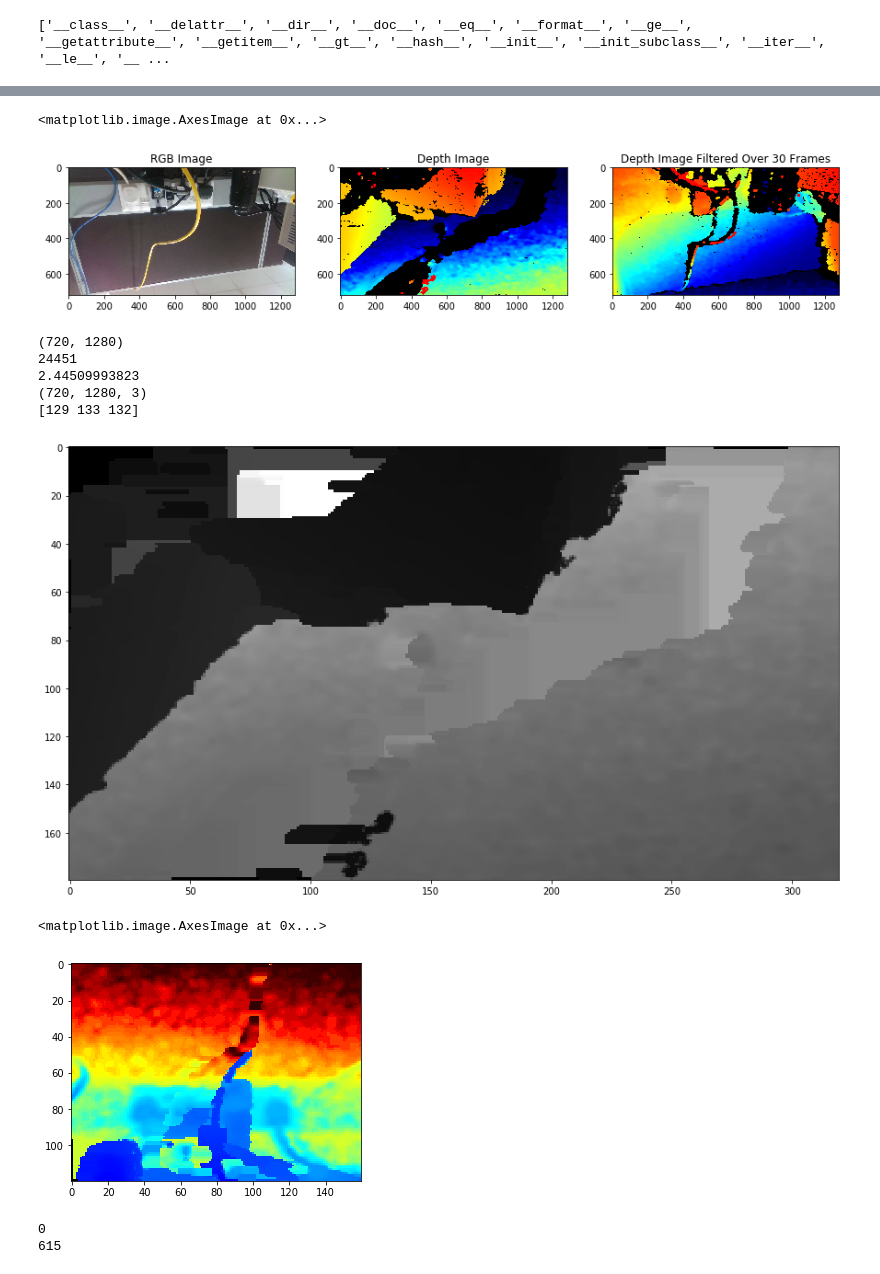
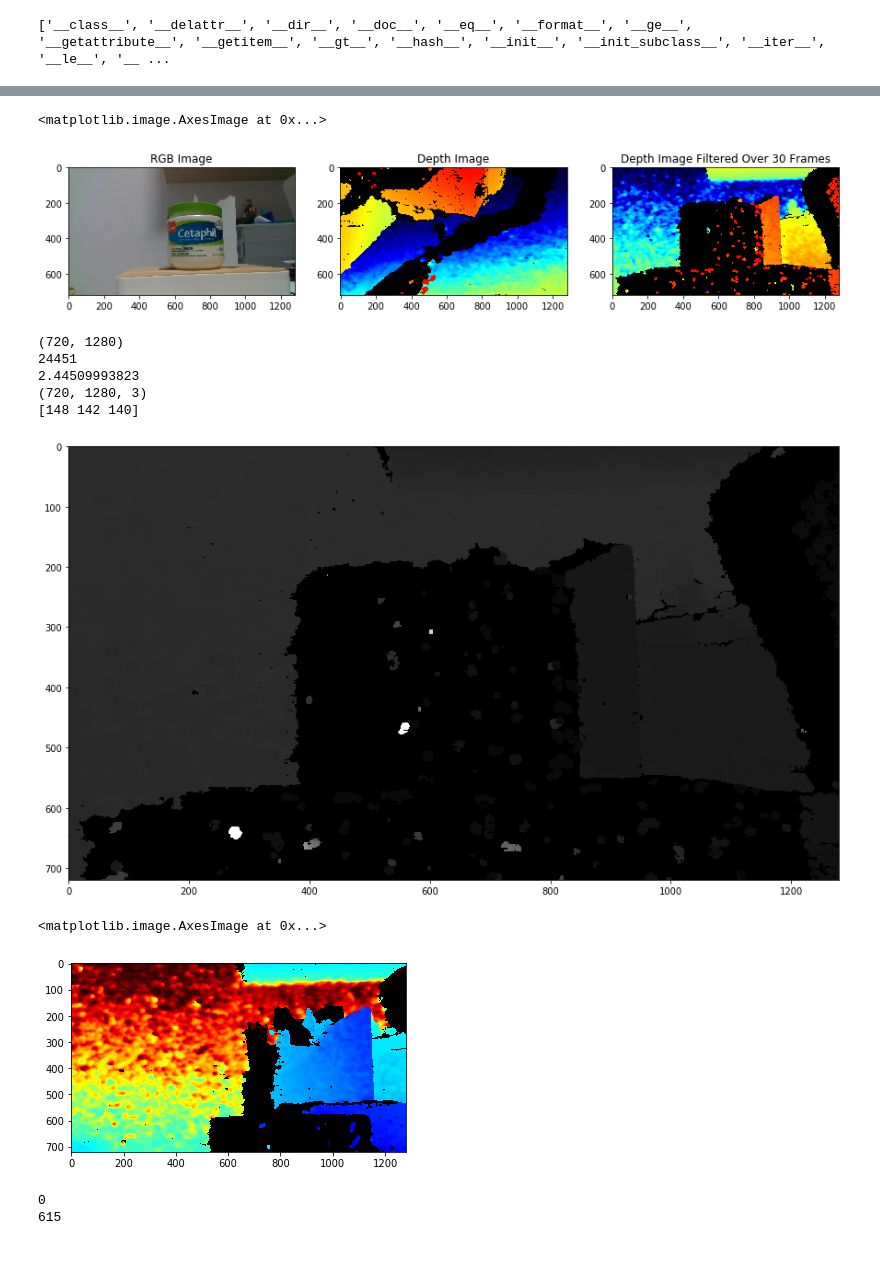
Before and after one commit to ongchinkiat/realsense-d435, a Jupyter notebook: d435-capture.ipynb, the cells around one changed output, grey strips where cells are left out. Drawn from its saved outputs; the diff is of its cells as text; code cells hidden in the pictures.

```diff
--- a/d435-capture.ipynb
+++ b/d435-capture.ipynb
@@ -109,7 +109,7 @@ imgfolder = "D:/d435/test/"
 frame_count = 0
 frame_time = 0.0
 
-while (frame_count < 3):
+while (frame_count < 1):
     frame = pipeline.wait_for_frames()
     frame = align.process(frame)
     frame_time = frame.timestamp
@@ -128,34 +128,34 @@ while (frame_count < 3):
     np.save(color_filename, color_image)
     # depth_frame = np.load(depth_filename)
 
     frame_count += 1
 
 
 
 colorized_depth = np.asanyarray(colorizer.colorize(depth_frame).get_data())
 
 # Apply colormap on depth image (image must be converted to 8-bit per pixel first)
 depth_colormap = cv2.applyColorMap(cv2.convertScaleAbs(depth_image, alpha=0.03), cv2.COLORMAP_JET)
 
 # Stack both images horizontally
 #images = np.hstack((color_image, colorized_depth))
 
 # Show images
 fig = plt.figure(figsize=(15, 15))
 table1 = fig.add_subplot(1,3,1)
 table1.set_title("RGB Image")
 table1.imshow(cv2.cvtColor(color_image, cv2.COLOR_BGR2RGB))
 
 table2 = fig.add_subplot(1,3,2)
 table2.set_title("Depth Image")
 table2.imshow(cv2.cvtColor(colorized_depth_1, cv2.COLOR_BGR2RGB))
 
 table3 = fig.add_subplot(1,3,3)
 table3.set_title("Depth Image Filtered Over 30 Frames")
 table3.imshow(cv2.cvtColor(colorized_depth, cv2.COLOR_BGR2RGB))
 # %% [output]
 <matplotlib.image.AxesImage at 0x...>
-[figure, old version]
+[figure, new version]
 # %%
 print(depth_image_1.shape)
 print(depth_image_1[450,180])
@@ -168,7 +168,7 @@ print(color_image[450,180])
 24451
 2.44509993823
 (720, 1280, 3)
-[129 133 132]
+[148 142 140]
 # %%
 
 # Stop streaming
@@ -178,12 +178,12 @@ fig = plt.figure(figsize=(15, 15))
 plt.imshow(depth_image, cmap='gray')
 plt.show()
 # %% [output]
-[figure, old version]
+[figure, new version]
 # %%
 plt.imshow(colorized_depth)
 # %% [output]
 <matplotlib.image.AxesImage at 0x...>
-[figure, old version]
+[figure, new version]
 # %%
 
 # distance in m
```
Also changed, not shown: parts of 1 cell of this notebook, 1 other file.
